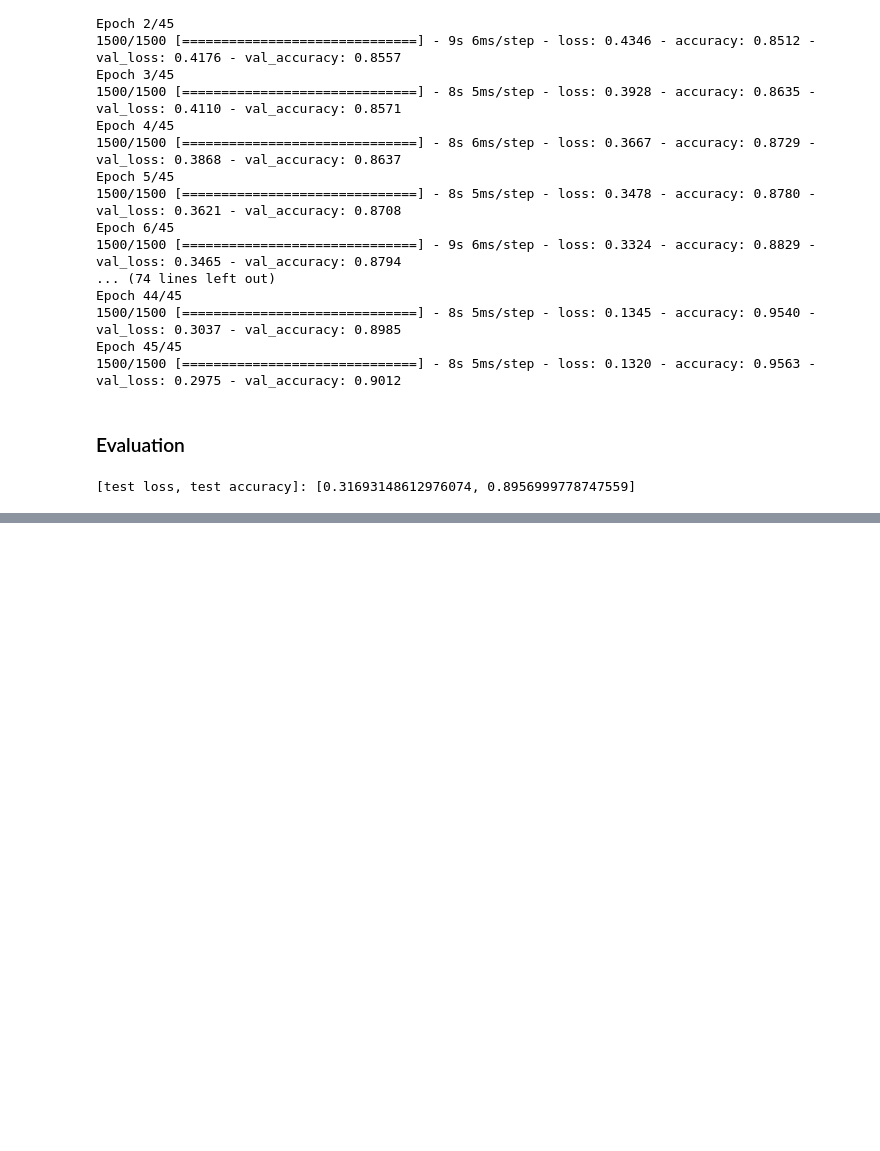
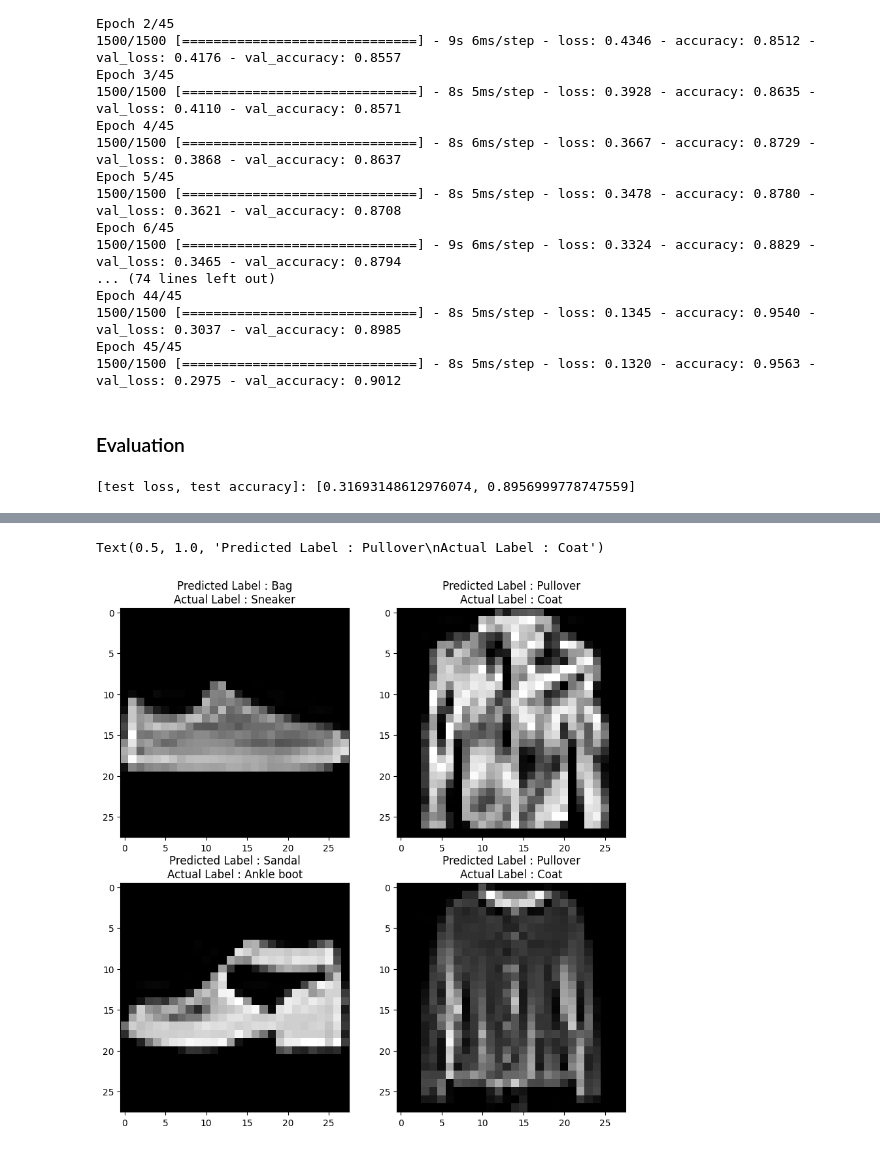
Before and after one commit to ilias-ant/fashion-mnist-classification, a Jupyter notebook: MLPs.ipynb, the cells around one changed output, grey strips where cells are left out. Saved outputs shown, nothing was run; the diff lists cells and outputs as text; code cells hidden in the pictures; blank space fills up the shorter version.

```diff
--- a/MLPs.ipynb
+++ b/MLPs.ipynb
@@ -382,0 +493,46 @@ print("[test loss, test accuracy]:", eval_result)
+# %%
+incorrect = []
+for i in range(len(test_labels)):
+    if not Y_pred_classes[i] == test_labels[i]:
+        incorrect.append(i)
+    if len(incorrect) == 4:
+        break
+# %%
+fig, ax = plt.subplots(2, 2, figsize=(12, 6))
+fig.set_size_inches(10, 10)
+ax[0, 0].imshow(test_images[incorrect[0]].reshape(28, 28), cmap="gray")
+
+ax[0, 0].set_title(
+    "Predicted Label : "
+    + class_names[Y_pred_classes[incorrect[0]]]
+    + "\n"
+    + "Actual Label : "
+    + class_names[test_labels[incorrect[0]]]
+)
+ax[0, 1].imshow(test_images[incorrect[1]].reshape(28, 28), cmap="gray")
+ax[0, 1].set_title(
+    "Predicted Label : "
+    + class_names[Y_pred_classes[incorrect[1]]]
+    + "\n"
+    + "Actual Label : "
+    + class_names[test_labels[incorrect[1]]]
+)
+ax[1, 0].imshow(test_images[incorrect[2]].reshape(28, 28), cmap="gray")
+ax[1, 0].set_title(
+    "Predicted Label : "
+    + class_names[Y_pred_classes[incorrect[2]]]
+    + "\n"
+    + "Actual Label : "
+    + class_names[test_labels[incorrect[2]]]
+)
+ax[1, 1].imshow(test_images[incorrect[3]].reshape(28, 28), cmap="gray")
+ax[1, 1].set_title(
+    "Predicted Label : "
+    + class_names[Y_pred_classes[incorrect[3]]]
+    + "\n"
+    + "Actual Label : "
+    + class_names[test_labels[incorrect[3]]]
+)
+# %% [output]
+Text(0.5, 1.0, 'Predicted Label : Pullover\nActual Label : Coat')
+[figure, added]
```
Also changed, not shown: parts of 10 cells of this notebook.
